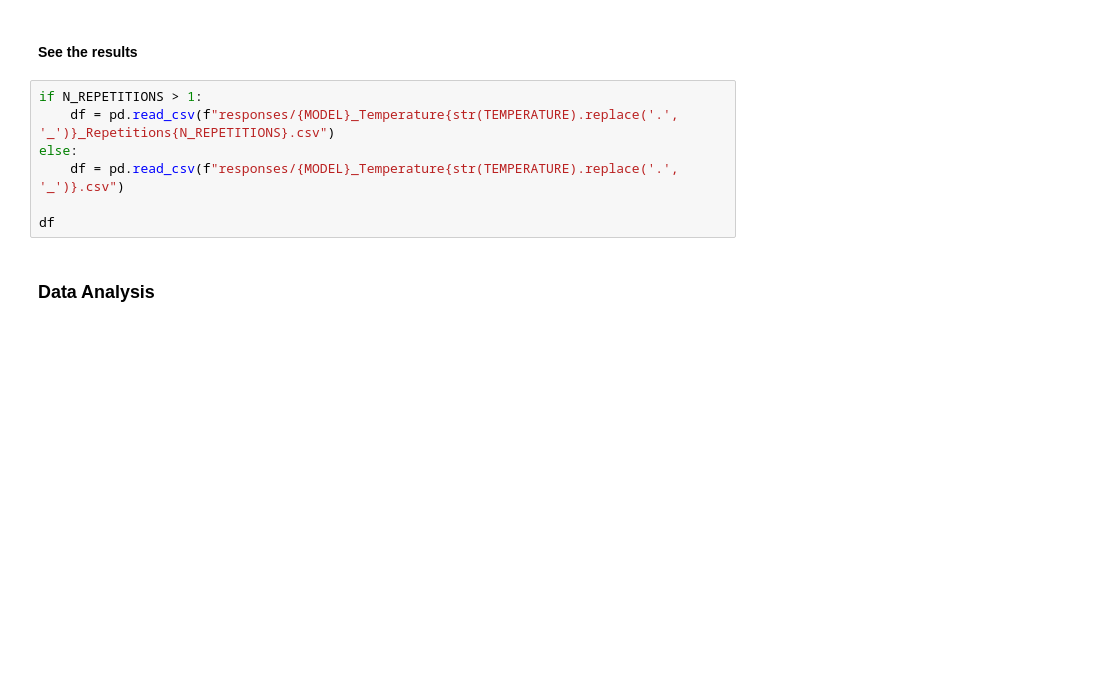
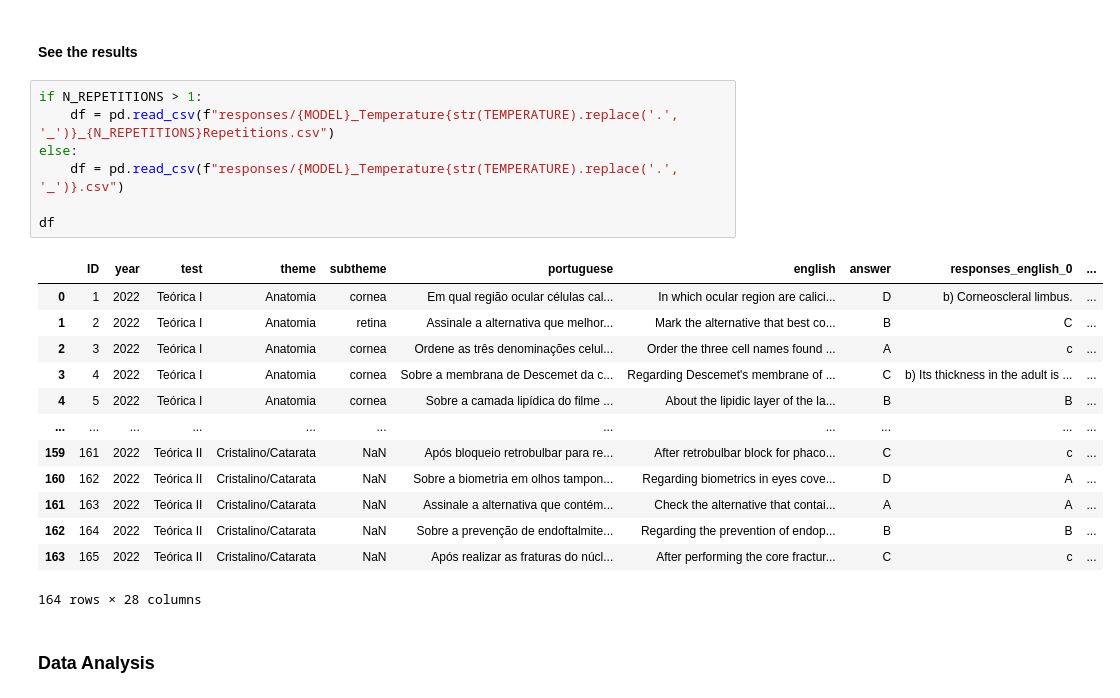
Before and after one commit to dsrestrepo/MIT_LLMs_Language_bias, a Jupyter notebook: main.ipynb, the cells around one changed output. Saved outputs shown, nothing was run; the diff lists cells and outputs as text; blank space fills up the shorter version.

```diff
--- a/main.ipynb
+++ b/main.ipynb
@@ -26,11 +44,25 @@ gpt_language_evaluation(path=PATH, model=MODEL, temperature=TEMPERATURE, n_repet
 #### See the results
 # %%
 if N_REPETITIONS > 1:
-    df = pd.read_csv(f"responses/{MODEL}_Temperature{str(TEMPERATURE).replace('.', '_')}_Repetitions{N_REPETITIONS}.csv")
+    df = pd.read_csv(f"responses/{MODEL}_Temperature{str(TEMPERATURE).replace('.', '_')}_{N_REPETITIONS}Repetitions.csv")
 else:
     df = pd.read_csv(f"responses/{MODEL}_Temperature{str(TEMPERATURE).replace('.', '_')}.csv")
 
 df
+# %% [output]
+|  | ID | year | test | theme | subtheme | portuguese | english | answer | responses_english_0 | ... |
+| 0 | 1 | 2022 | Teórica I | Anatomia | cornea | Em qual região ocular células cal... | In which ocular region are calici... | D | b) Corneoscleral limbus. | ... |
+| 1 | 2 | 2022 | Teórica I | Anatomia | retina | Assinale a alternativa que melhor... | Mark the alternative that best co... | B | C | ... |
+| 2 | 3 | 2022 | Teórica I | Anatomia | cornea | Ordene as três denominações celul... | Order the three cell names found ... | A | c | ... |
+| 3 | 4 | 2022 | Teórica I | Anatomia | cornea | Sobre a membrana de Descemet da c... | Regarding Descemet's membrane of ... | C | b) Its thickness in the adult is ... | ... |
+| 4 | 5 | 2022 | Teórica I | Anatomia | cornea | Sobre a camada lipídica do filme ... | About the lipidic layer of the la... | B | B | ... |
+| ... | ... | ... | ... | ... | ... | ... | ... | ... | ... | ... |
+| 159 | 161 | 2022 | Teórica II | Cristalino/Catarata | NaN | Após bloqueio retrobulbar para re... | After retrobulbar block for phaco... | C | c | ... |
+| 160 | 162 | 2022 | Teórica II | Cristalino/Catarata | NaN | Sobre a biometria em olhos tampon... | Regarding biometrics in eyes cove... | D | A | ... |
+| 161 | 163 | 2022 | Teórica II | Cristalino/Catarata | NaN | Assinale a alternativa que contém... | Check the alternative that contai... | A | A | ... |
+| 162 | 164 | 2022 | Teórica II | Cristalino/Catarata | NaN | Sobre a prevenção de endoftalmite... | Regarding the prevention of endop... | B | B | ... |
+| 163 | 165 | 2022 | Teórica II | Cristalino/Catarata | NaN | Após realizar as fraturas do núcl... | After performing the core fractur... | C | c | ... |
+164 rows × 28 columns
 # %% [markdown]
 ### Data Analysis
 # %%
```
Also changed, not shown: parts of 4 cells of this notebook, 32 other files.
